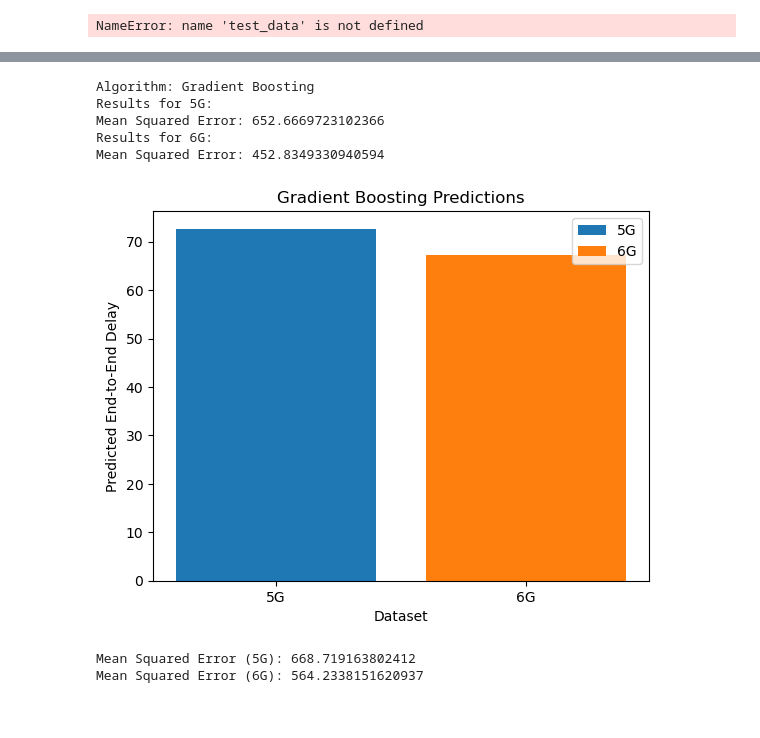
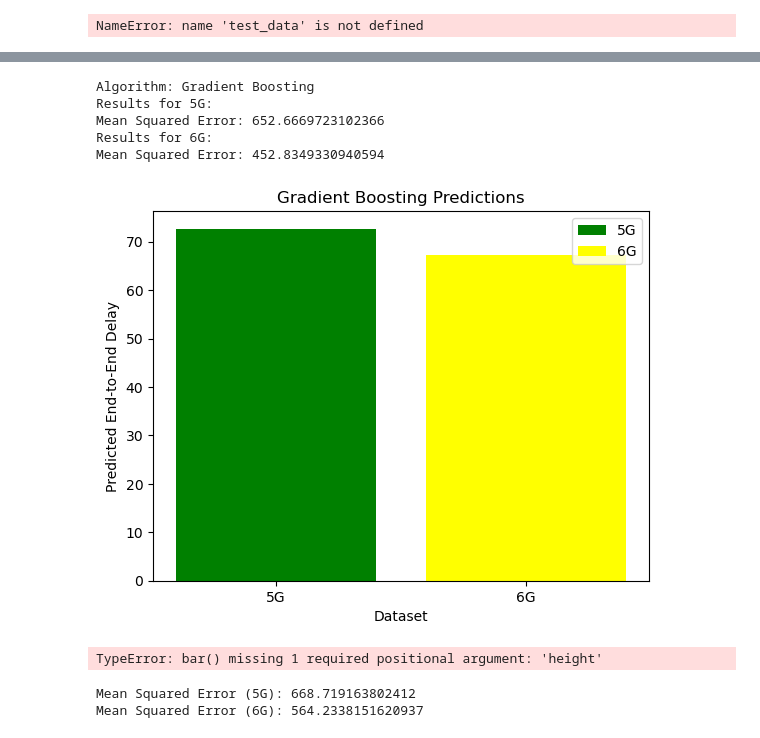
Before and after one commit to logicalNil/5g6gComparision, a Jupyter notebook: Implementation.ipynb, the cells around one changed output, grey strips where cells are left out. Saved outputs shown, nothing was run; the diff lists cells and outputs as text; code cells hidden in the pictures.

```diff
--- a/Implementation.ipynb
+++ b/Implementation.ipynb
@@ -127,8 +127,8 @@ width = 0.35
 
 for name, result in results.items():
     fig, ax = plt.subplots()
-    ax.bar(x - width/2, result['5G'][1], width, label='5G')
-    ax.bar(x + width/2, result['6G'][1], width, label='6G')
+    ax.bar(x - width/2, result['5G'][1], width, color='red', label='5G')
+    ax.bar(x + width/2, result['6G'][1], width, color='blue', label='6G')
     ax.set_xlabel('Algorithms')
     ax.set_ylabel('Predicted End-to-End Delay')
     ax.set_title(f"{name} Predictions")
@@ -141,31 +143,34 @@ for name, result in results.items():
 # %%
 # Step 5: Compare the results
 for name, result in results.items():
     print(f"Algorithm: {name}")
     print("Results for 5G:")
     # Print evaluation metrics for 5G dataset
     print_evaluation_metrics(*result['5G'])
     print("Results for 6G:")
     # Print evaluation metrics for 6G dataset
     print_evaluation_metrics(*result['6G'])
     print()
 
     # Step 6: Generate bar graph for each algorithm
     fig, ax = plt.subplots()
-    ax.bar('5G', result['5G'][1], label='5G')
-    ax.bar('6G', result['6G'][1], label='6G')
+    ax.bar('5G', result['5G'][1], color='green', label='5G')
+    ax.bar('6G', result['6G'][1], color='yellow', label='6G')
     ax.set_xlabel('Dataset')
     ax.set_ylabel('Predicted End-to-End Delay')
     ax.set_title(f"{name} Predictions")
     ax.legend()
     plt.show()
+    labels = ['5G', '6G']
+    plt.bar(labels, )
 # %% [output]
 Algorithm: Gradient Boosting
 Results for 5G:
 Mean Squared Error: 652.6669723102366
 Results for 6G:
 Mean Squared Error: 452.8349330940594
-[figure, old version]
+[figure, new version]
+TypeError: bar() missing 1 required positional argument: 'height'
 # %%
 from sklearn.linear_model import LinearRegression
 from sklearn.metrics import mean_squared_error
```
Also changed, not shown: parts of 2 cells of this notebook.
